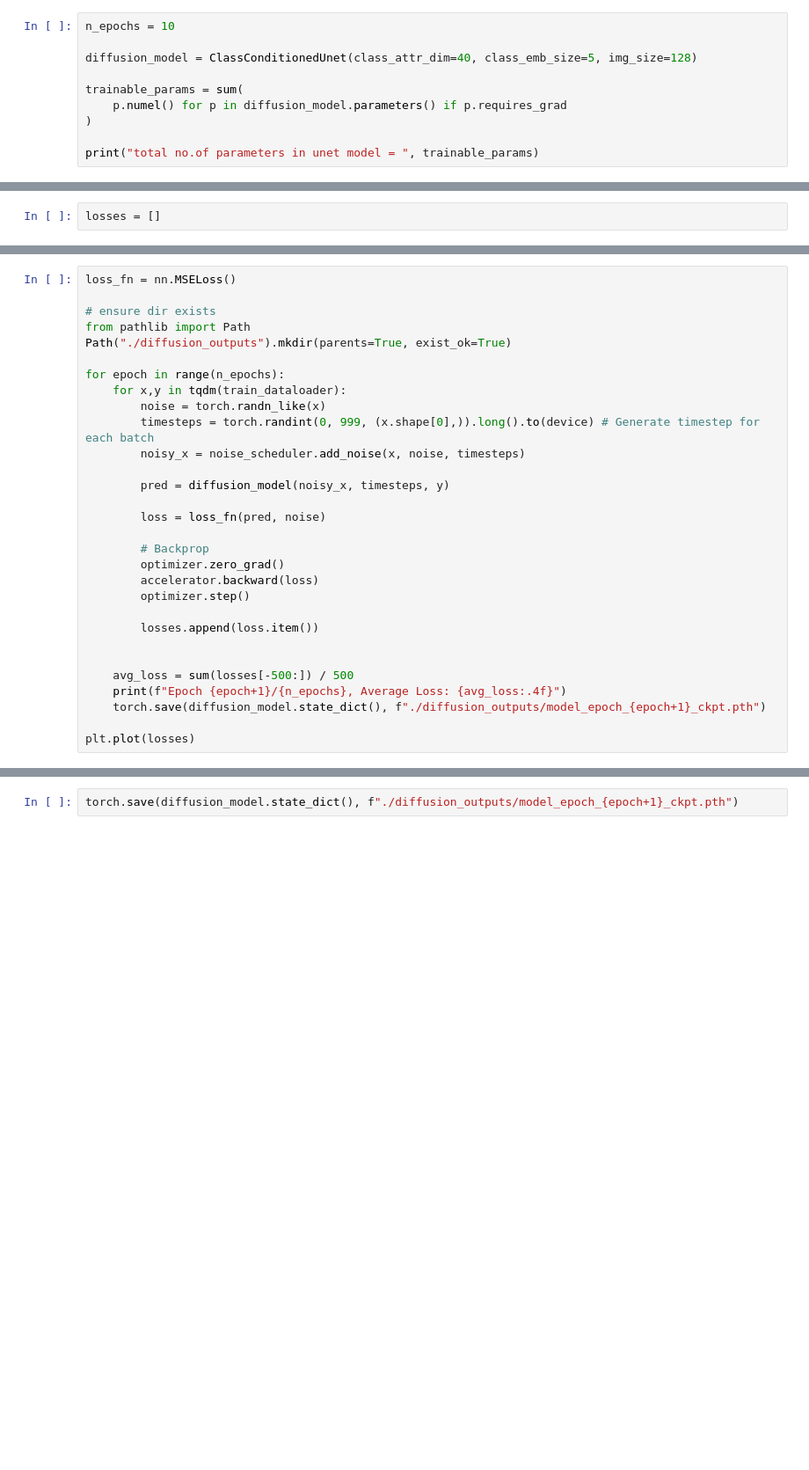
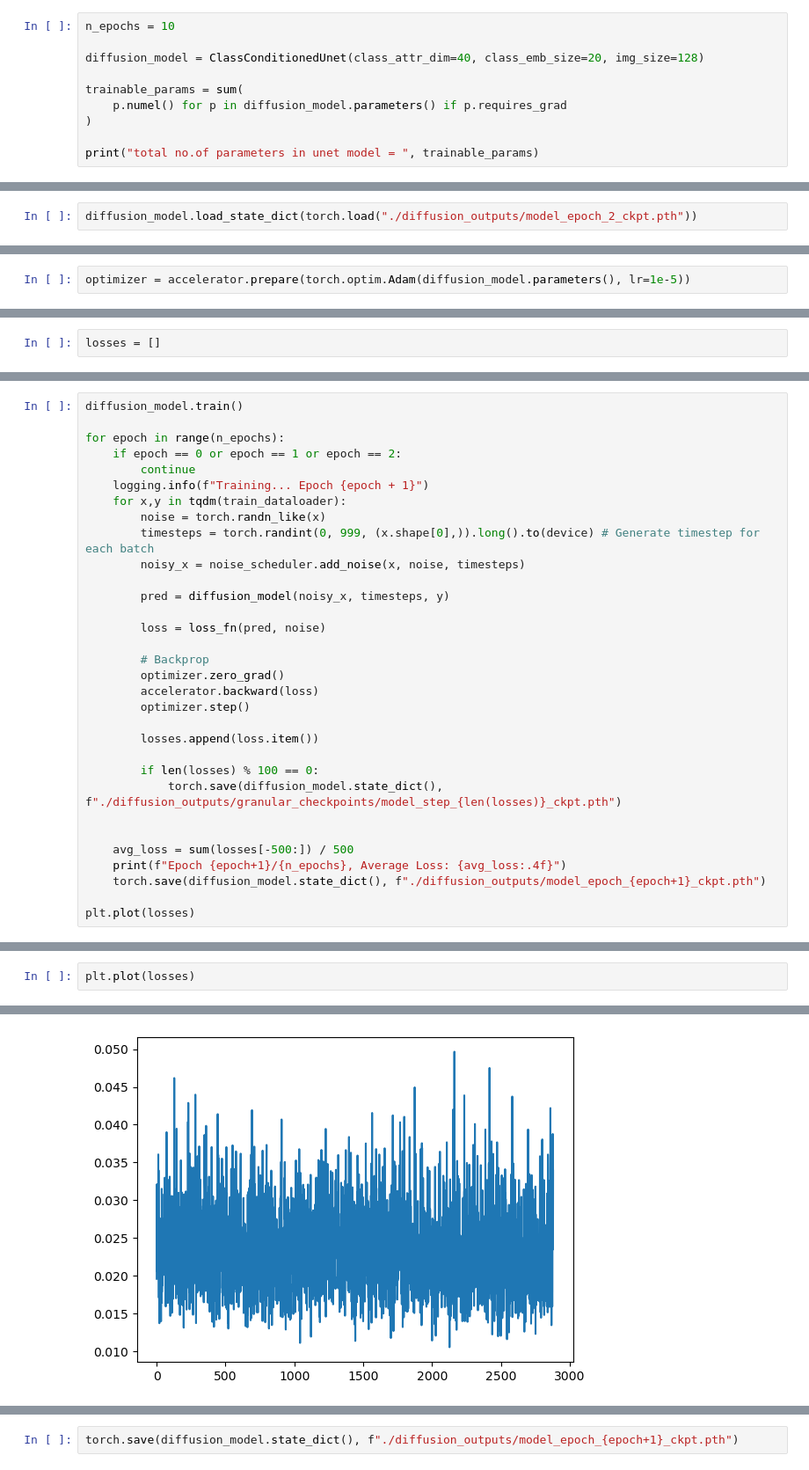
Before and after one commit to IsuruAriyarathne97/genVision-celebA, a Jupyter notebook: celebA-Diffusion.ipynb, the cells around one changed output, grey strips where cells are left out. Shown at 88% size. Saved outputs shown, nothing was run; the diff lists cells and outputs as text; blank space fills up the shorter version.

```diff
--- a/celebA-Diffusion.ipynb
+++ b/celebA-Diffusion.ipynb
@@ -136,7 +132,7 @@ accelerator = Accelerator()
 # %%
 n_epochs = 10
 
-diffusion_model = ClassConditionedUnet(class_attr_dim=40, class_emb_size=5, img_size=128)
+diffusion_model = ClassConditionedUnet(class_attr_dim=40, class_emb_size=20, img_size=128)
 
 trainable_params = sum(
     p.numel() for p in diffusion_model.parameters() if p.requires_grad
@@ -147,0 +144,2 @@ total no.of parameters in unet model =  26957968
+# %%
+diffusion_model.load_state_dict(torch.load("./diffusion_outputs/model_epoch_2_ckpt.pth"))
@@ -149,6 +149,8 @@ total no.of parameters in unet model =  26957968
 noise_scheduler = DDPMScheduler(num_train_timesteps=1000, beta_schedule='squaredcos_cap_v2')
 train_dataloader = DataLoader(dataset, batch_size=64, shuffle=True, num_workers=2, pin_memory=True)
 optimizer = torch.optim.Adam(diffusion_model.parameters(), lr=1e-3)
+# %%
+optimizer = accelerator.prepare(torch.optim.Adam(diffusion_model.parameters(), lr=1e-5))
 # %%
 train_dataloader, diffusion_model, noise_scheduler, optimizer = accelerator.prepare(
     train_dataloader,
@@ -163,11 +171,10 @@ losses = []
 # %%
-loss_fn = nn.MSELoss()
-
-# ensure dir exists
-from pathlib import Path
-Path("./diffusion_outputs").mkdir(parents=True, exist_ok=True)
+diffusion_model.train()
 
 for epoch in range(n_epochs):
+    if epoch == 0 or epoch == 1 or epoch == 2:
+        continue
+    logging.info(f"Training... Epoch {epoch + 1}")
     for x,y in tqdm(train_dataloader):
         noise = torch.randn_like(x)
         timesteps = torch.randint(0, 999, (x.shape[0],)).long().to(device) # Generate timestep for each batch
@@ -184,6 +191,9 @@ for epoch in range(n_epochs):
 
         losses.append(loss.item())
 
+        if len(losses) % 100 == 0:
+            torch.save(diffusion_model.state_dict(), f"./diffusion_outputs/granular_checkpoints/model_step_{len(losses)}_ckpt.pth")
+
 
     avg_loss = sum(losses[-500:]) / 500
     print(f"Epoch {epoch+1}/{n_epochs}, Average Loss: {avg_loss:.4f}")
@@ -192,0 +205,3 @@ plt.plot(losses)
+# %%
+plt.plot(losses)
+# %% [output]
@@ -193,3 +209,4 @@ plt.plot(losses)
+[figure, added]
 # %%
 import gc
 torch.cuda.empty_cache()
```
Also changed, not shown: parts of 13 cells of this notebook.
